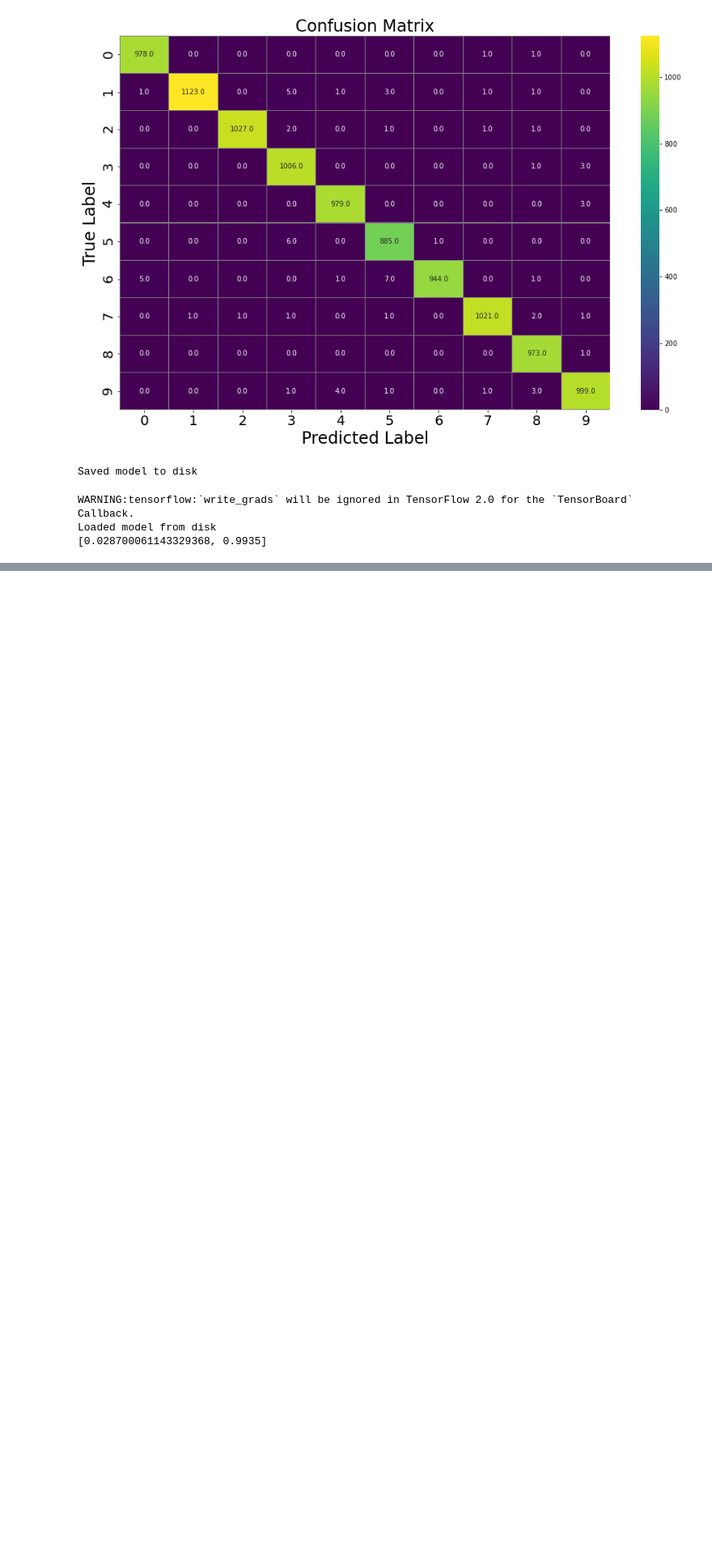
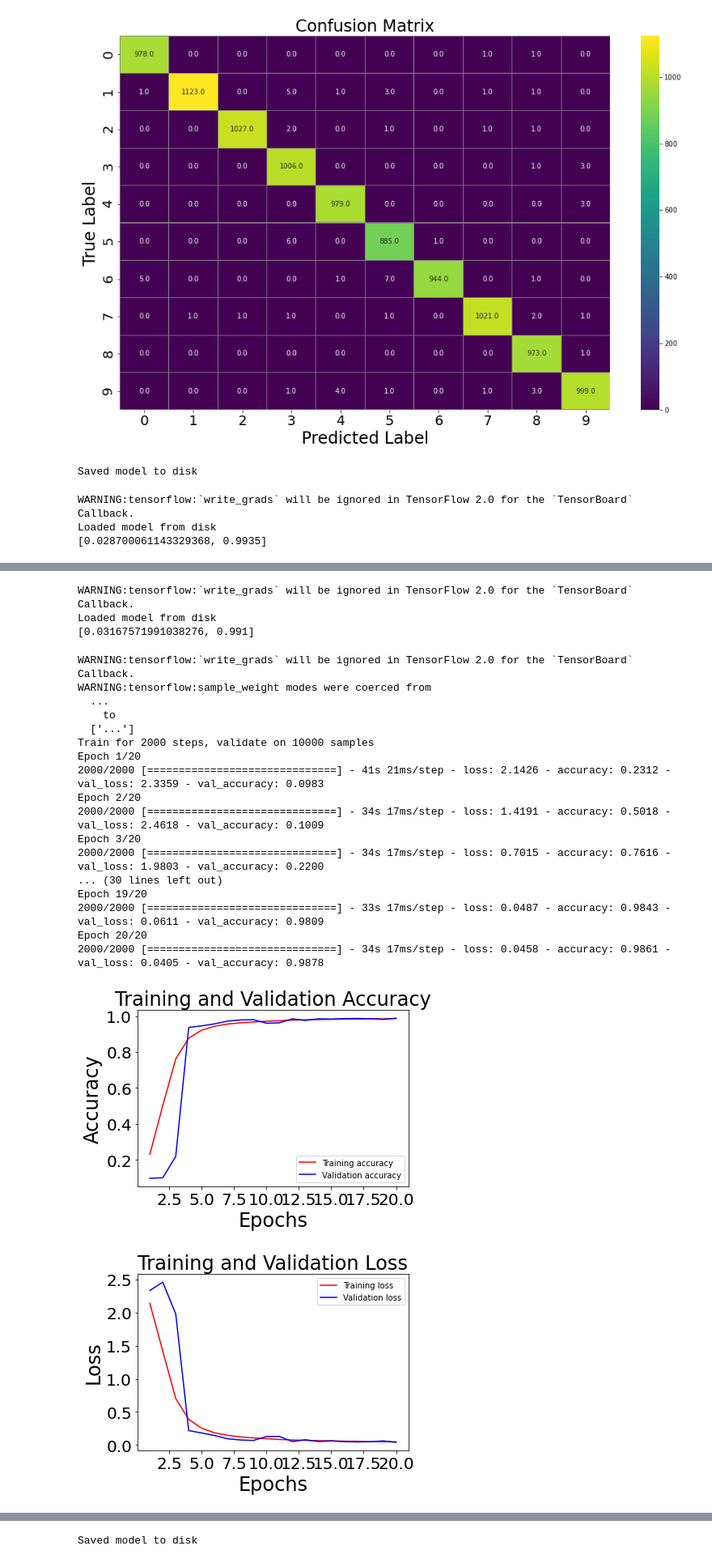
Before and after one commit to cosminroger/Deep-assignment-1, a Jupyter notebook: VGG.ipynb, the cells around one changed output, grey strips where cells are left out. Shown at 81% size. Drawn from its saved outputs; the diff is of its cells as text; code cells hidden in the pictures; blank space fills up the shorter version.

```diff
--- a/VGG.ipynb
+++ b/VGG.ipynb
@@ -564,0 +517,28 @@ Saved model to disk
+# %%
+main("test-resnet152-mnist")
+# %% [output]
+WARNING:tensorflow:`write_grads` will be ignored in TensorFlow 2.0 for the `TensorBoard` Callback.
+Loaded model from disk
+[0.03167571991038276, 0.991]
+# %%
+main("MobileNetV2_train", 0.8)
+# %% [output]
+WARNING:tensorflow:`write_grads` will be ignored in TensorFlow 2.0 for the `TensorBoard` Callback.
+WARNING:tensorflow:sample_weight modes were coerced from
+  ...
+    to
+  ['...']
+Train for 2000 steps, validate on 10000 samples
+Epoch 1/20
+2000/2000 [==============================] - 41s 21ms/step - loss: 2.1426 - accuracy: 0.2312 - val_loss: 2.3359 - val_accuracy: 0.0983
+Epoch 2/20
+2000/2000 [==============================] - 34s 17ms/step - loss: 1.4191 - accuracy: 0.5018 - val_loss: 2.4618 - val_accuracy: 0.1009
+Epoch 3/20
+2000/2000 [==============================] - 34s 17ms/step - loss: 0.7015 - accuracy: 0.7616 - val_loss: 1.9803 - val_accuracy: 0.2200
+... (30 lines left out)
+Epoch 19/20
+2000/2000 [==============================] - 33s 17ms/step - loss: 0.0487 - accuracy: 0.9843 - val_loss: 0.0611 - val_accuracy: 0.9809
+Epoch 20/20
+2000/2000 [==============================] - 34s 17ms/step - loss: 0.0458 - accuracy: 0.9861 - val_loss: 0.0405 - val_accuracy: 0.9878
+[figure, added]
+[figure, added]
@@ -564,0 +546 @@ Saved model to disk
+Saved model to disk
```
Also changed, not shown: parts of 12 cells of this notebook, 6 other files.
